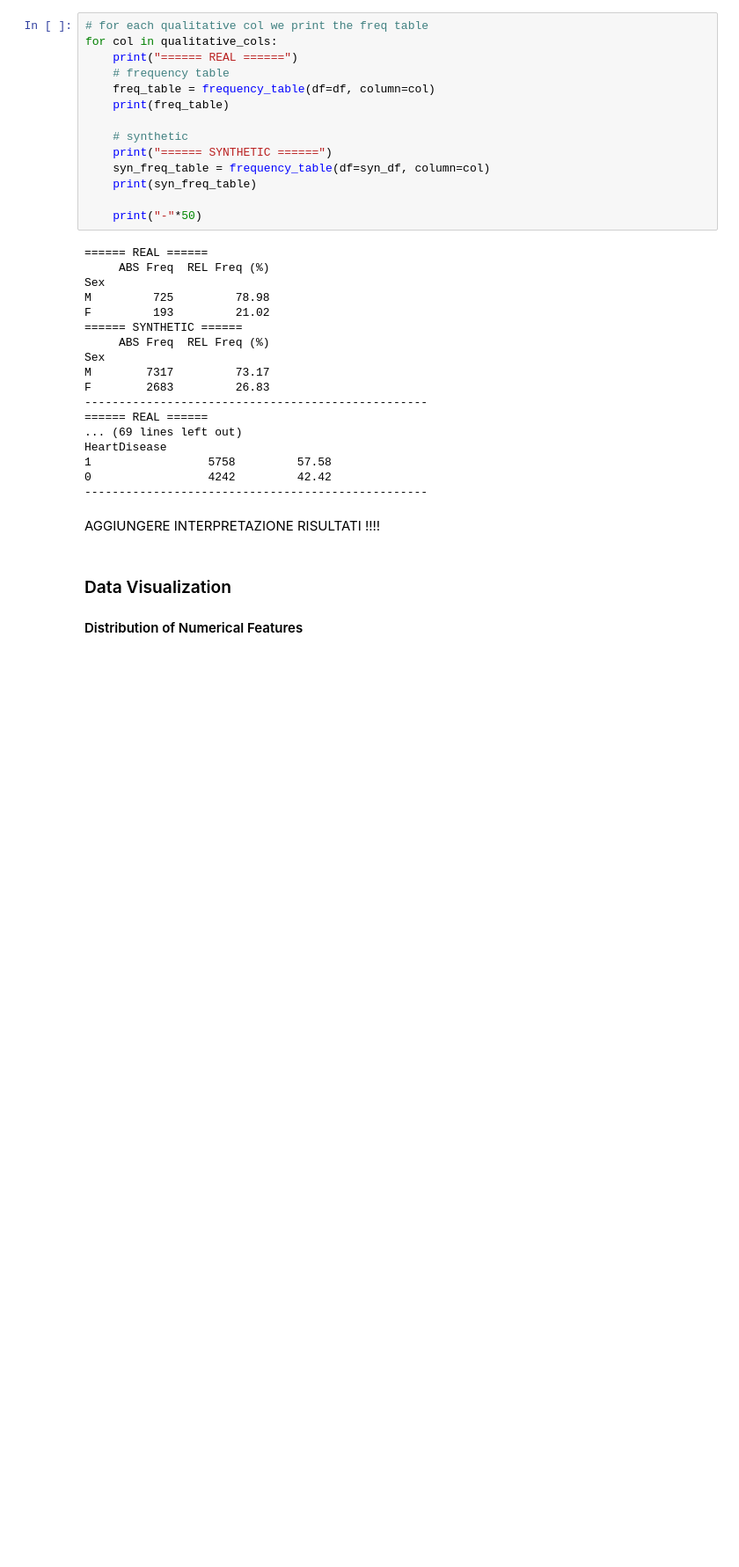
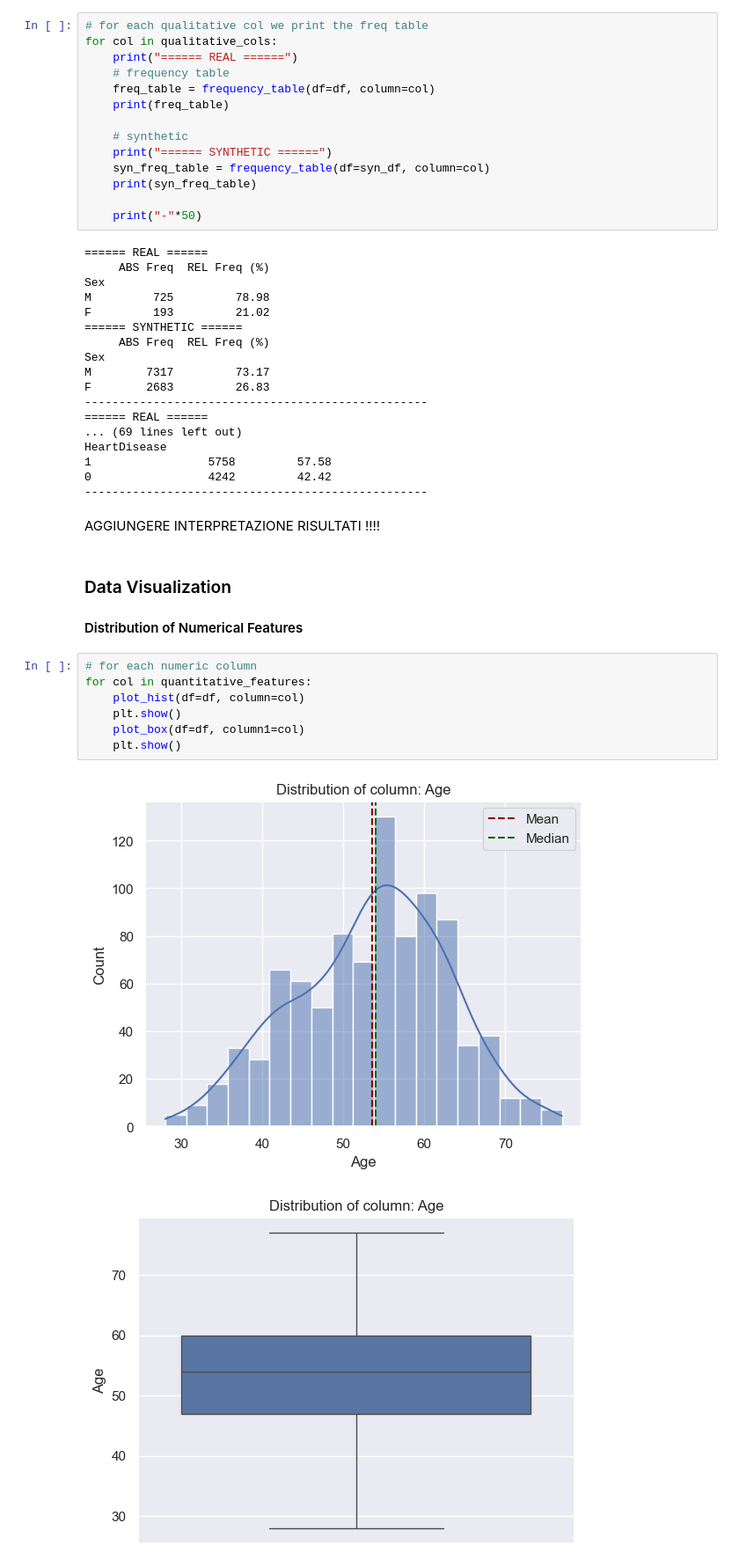
Before and after one commit to RickCraco/computer-science-project, a Jupyter notebook: notebooks/heart_disease_classification_ctgan_xai.ipynb, the cells around one changed output. Shown at 88% size. Cells and saved outputs as stored; diff of their text form; blank space fills up the shorter version.

Commit message:
added univariate analysis visualization (quantitative features)

```diff
--- a/notebooks/heart_disease_classification_ctgan_xai.ipynb
+++ b/notebooks/heart_disease_classification_ctgan_xai.ipynb
@@ -245,3 +245,13 @@ AGGIUNGERE INTERPRETAZIONE RISULTATI !!!!
 ### Data Visualization
 
 #### Distribution of Numerical Features
+# %%
+# for each numeric column
+for col in quantitative_features:
+    plot_hist(df=df, column=col)
+    plt.show()
+    plot_box(df=df, column1=col)
+    plt.show()
+# %% [output]
+[figure, added]
+[figure, added]
```
Also changed, not shown: parts of 1 cell of this notebook.
